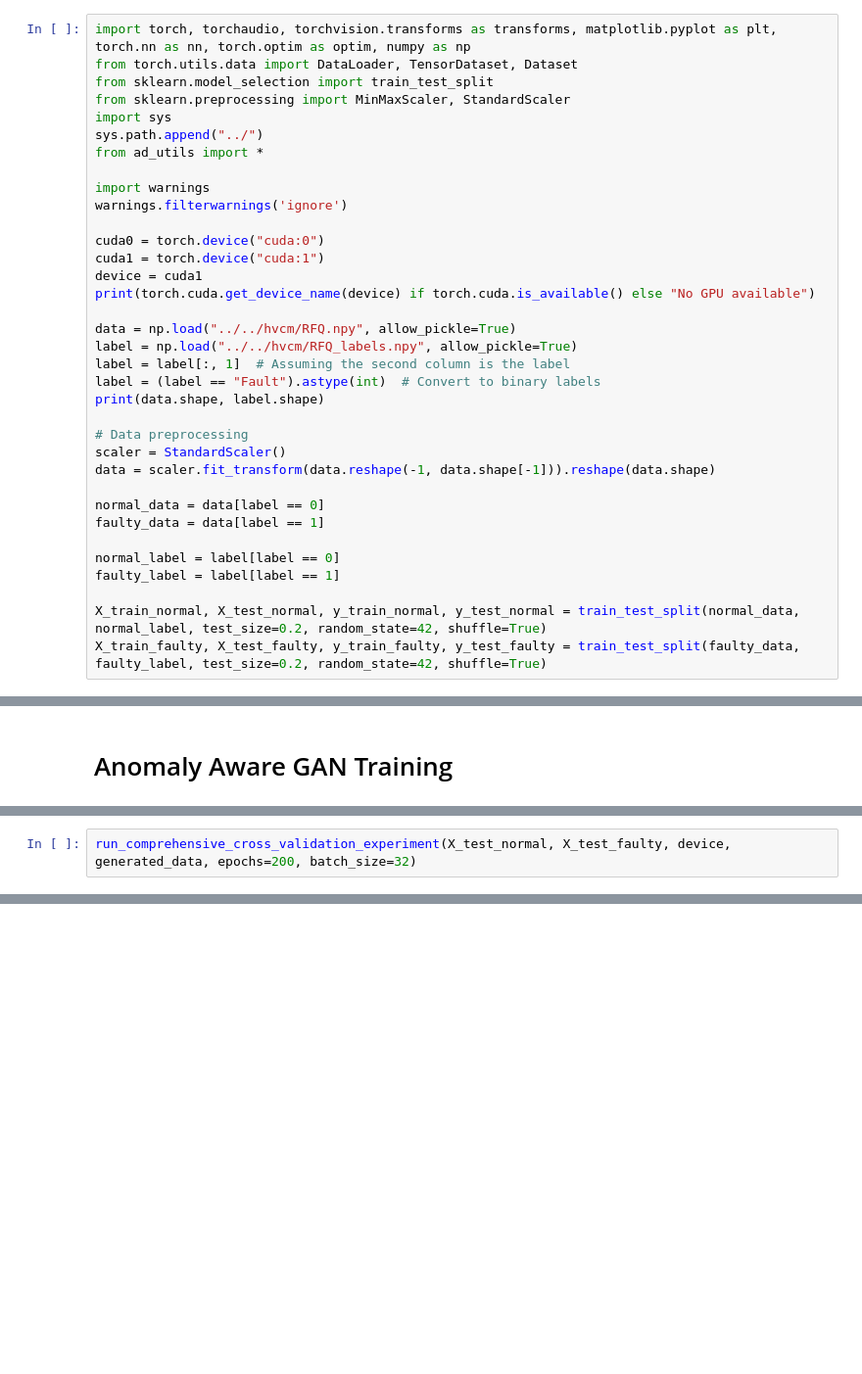
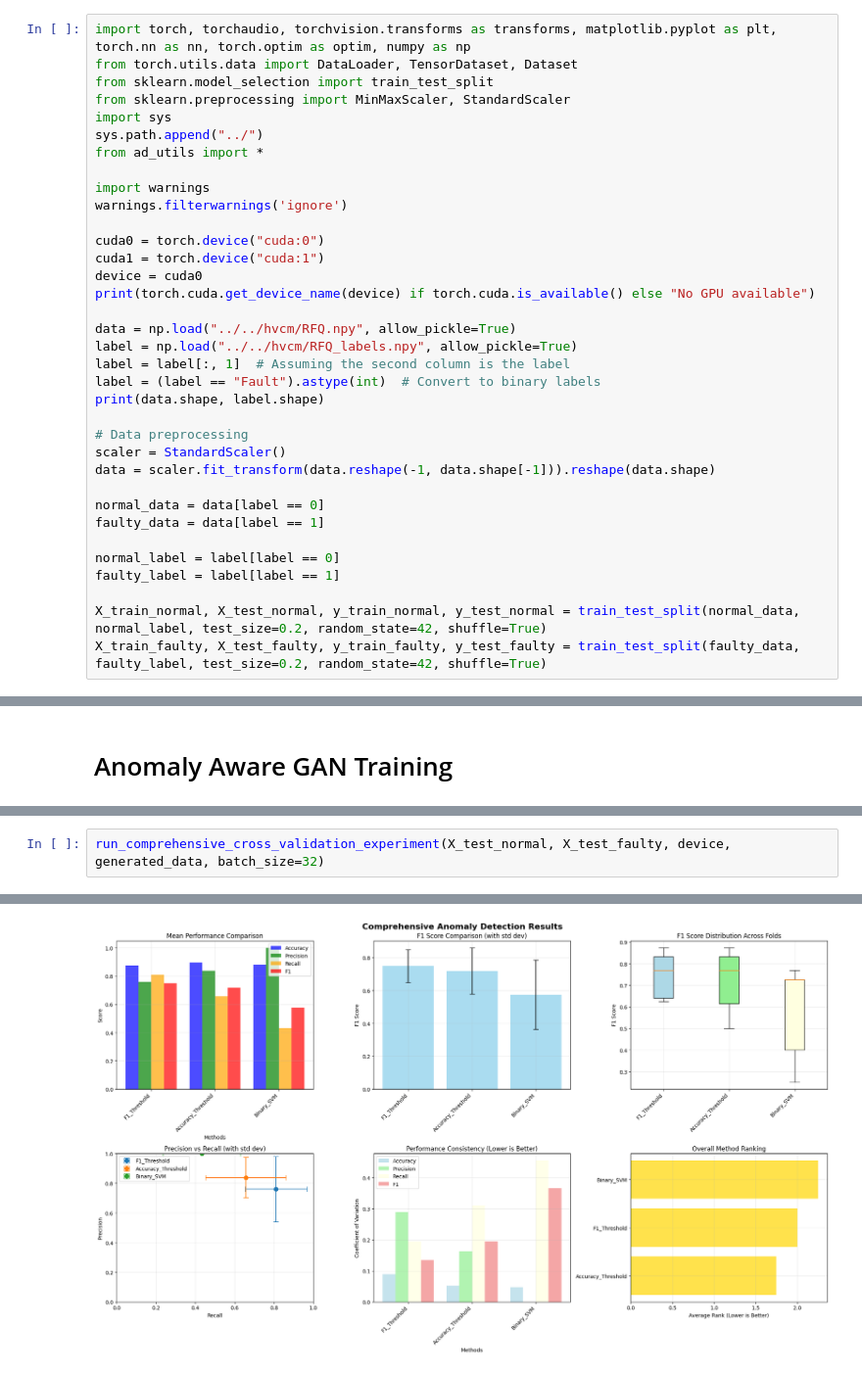
Before and after one commit to maddiew95/SmartIoT-2025, a Jupyter notebook: GANs models/AAGAN/anomaly-aware-bidirecitonal-gan.ipynb, the cells around one changed output, grey strips where cells are left out. Shown at 98% size. Cells and saved outputs as stored; diff of their text form; blank space fills up the shorter version.

```diff
--- a/GANs models/AAGAN/anomaly-aware-bidirecitonal-gan.ipynb
+++ b/GANs models/AAGAN/anomaly-aware-bidirecitonal-gan.ipynb
@@ -12,7 +12,7 @@ warnings.filterwarnings('ignore')
 
 cuda0 = torch.device("cuda:0")
 cuda1 = torch.device("cuda:1")
-device = cuda1
+device = cuda0
 print(torch.cuda.get_device_name(device) if torch.cuda.is_available() else "No GPU available")
 
 data = np.load("../../hvcm/RFQ.npy", allow_pickle=True)
@@ -1108,2 +1185,3 @@ else:
 # %%
-run_comprehensive_cross_validation_experiment(X_test_normal, X_test_faulty, device, generated_data, epochs=200, batch_size=32)
+run_comprehensive_cross_validation_experiment(X_test_normal, X_test_faulty, device, generated_data, batch_size=32)
+# %% [output]
@@ -1109,0 +1205 @@ run_comprehensive_cross_validation_experiment(X_test_normal, X_test_faulty, devi
+[figure, added]
```
Also changed, not shown: parts of 6 cells of this notebook, 15 other files.
